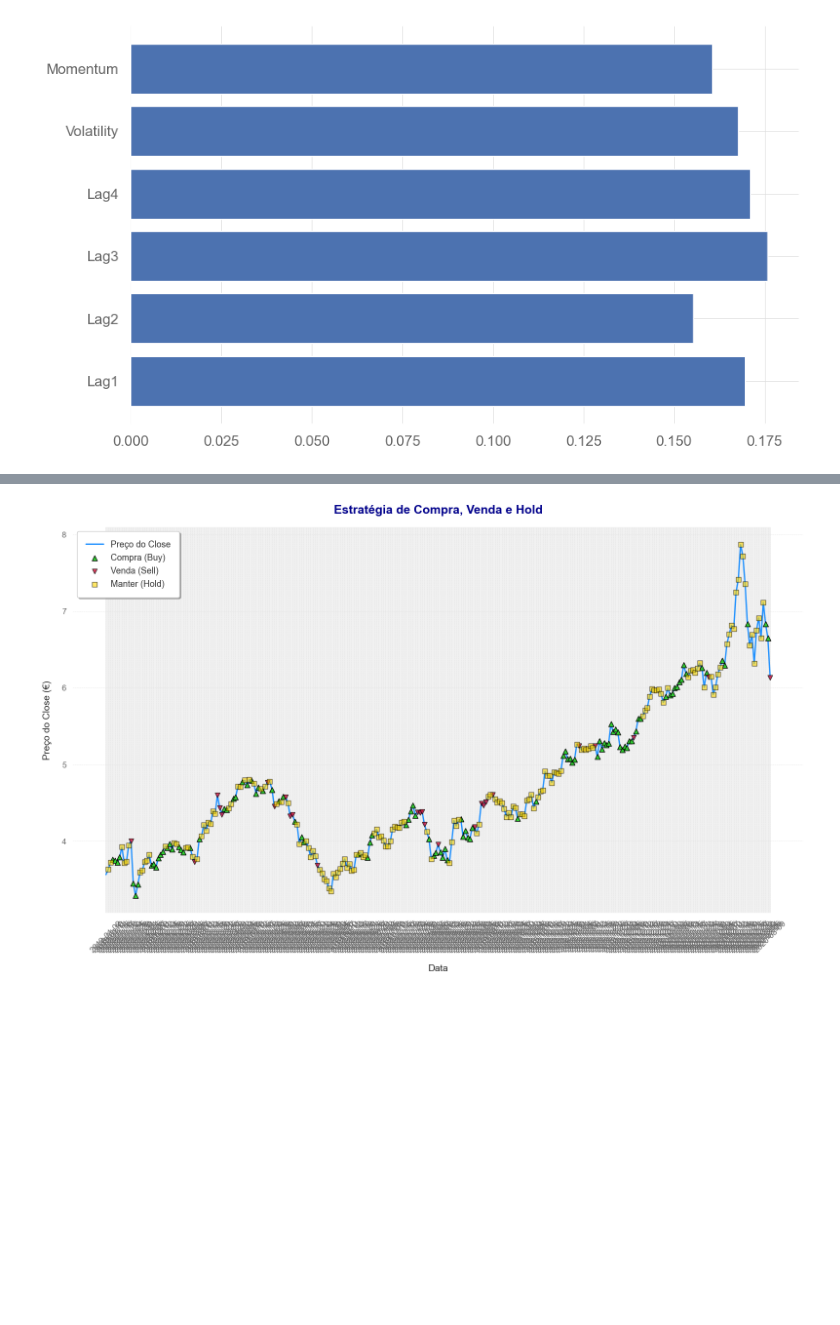
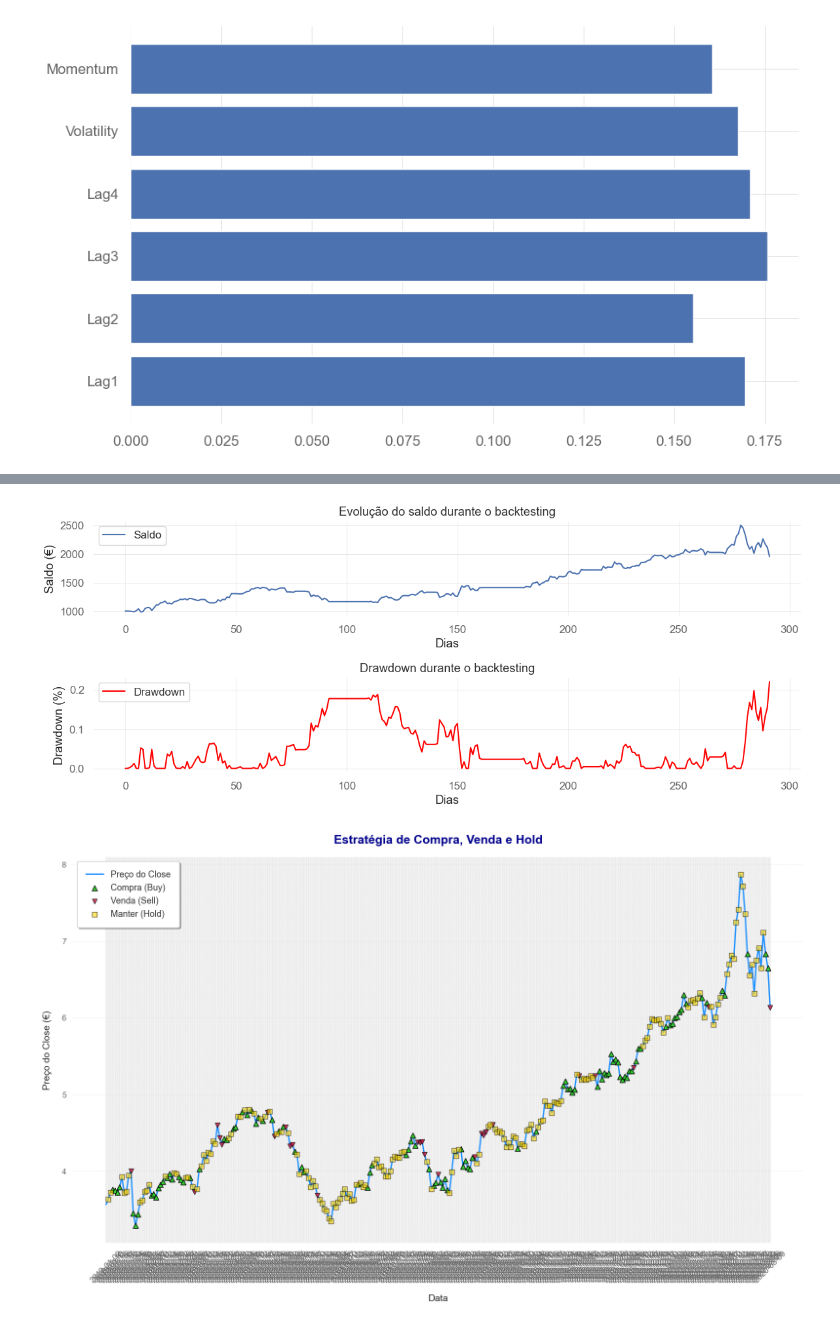
Before and after one commit to JoniFB03/OEOD, a Jupyter notebook: notebooks/Projeto_OEOD-Grupo7.ipynb, the cells around one changed output, grey strips where cells are left out. Saved outputs shown, nothing was run; the diff lists cells and outputs as text; code cells hidden in the pictures; blank space fills up the shorter version.

Commit message:
Código Finalizado

```diff
--- a/notebooks/Projeto_OEOD-Grupo7.ipynb
+++ b/notebooks/Projeto_OEOD-Grupo7.ipynb
@@ -952,44 +956,104 @@ plt.show()
 # %% [output]
 [figure]
 # %%
-# 9. Simular estratégia de investimento
-def simulate_trading(initial_money, data, predictions, test_indices):
+# Simular estratégia de investimento com backtesting
+def simulate_trading_with_backtesting(initial_money, data, predictions, test_indices, transaction_fee=0.001):
     money = initial_money
     shares = 0
+    balances = []  # Para armazenar o saldo diário
+    drawdowns = []  # Para calcular drawdown
+    peak_balance = initial_money  # Maior saldo observado
 
     for i in range(1, len(test_indices)):
         idx = test_indices[i]  # Usamos os índices diretamente
+        current_price = data.iloc[idx]['Close']
 
-        # Sinal de compra: comprar o máximo de ações possível
+        # Sinal de compra
         if predictions[i] == 1 and money > 0:  # 1 é para Buy
-            current_price = data.iloc[idx]['Close']
             if money >= current_price:
                 num_shares_to_buy = money // current_price  # Número de ações que podem ser compradas
                 shares += num_shares_to_buy
-                money -= num_shares_to_buy * current_price  # Atualizar o dinheiro restante
-                print(f'Comprado {num_shares_to_buy} ações a €{current_price:.20f} cada em {data.index[idx]}')
+                money -= num_shares_to_buy * current_price * (1 + transaction_fee)
+                print(f'Comprado {num_shares_to_buy} ações a €{current_price:.5f} cada em {data.index[idx]}')
             else:
                 print(f'Dinheiro insuficiente para comprar ações em {data.index[idx]} | Saldo: €{money:.5f}')
 
-        # Sinal de venda: vender todas as ações
+        # Sinal de venda
         elif predictions[i] == 2 and shares > 0:  # 2 é para Sell
-            current_price = data.iloc[idx]['Close']
-            money += shares * current_price  # Converter todas as ações em dinheiro
-            print(f'Vendido {shares} ações a €{current_price:.20f} cada em {data.index[idx]}')
+            money += shares * current_price * (1 - transaction_fee)
+            print(f'Vendido {shares} ações a €{current_price:.5f} cada em {data.index[idx]}')
             shares = 0
 
-        # Sinal de hold: nenhuma ação é tomada
+        # Sinal de hold
         elif predictions[i] == 0:  # 0 é para Hold
             print(f'Hold em {data.index[idx]}')
 
-    # Valor final: Dinheiro restante + valor das ações não vendidas (se existirem)
+        # Atualizar saldo e métricas
+        current_balance = money + (shares * current_price * (1 - transaction_fee))
+        balances.append(current_balance)
+        peak_balance = max(peak_balance, current_balance)
+        drawdown = (peak_balance - current_balance) / peak_balance if peak_balance > 0 else 0
+        drawdowns.append(drawdown)
+
+    # Valor final
     final_money = money + (shares * data.iloc[test_indices[-1]]['Close'])
-    return final_money
+    total_profit = final_money - initial_money
+    rate_of_return = (total_profit / initial_money) * 100
+    max_drawdown = max(drawdowns) * -100 if drawdowns else 0
 
-final_money = simulate_trading(initial_money, data_ML_Cla, y_pred, range(len(X_test)))  # Usando range para obter índices inteiros
-print(f'\nValor inicial: €{int(initial_money)}')
-print(f'Valor final: €{int(final_money)}')
-print(f'Lucro: €{int(final_money - initial_money)}')
+    # ROI (Return on Investment)
+    ROI = ((final_money - initial_money) / initial_money)*100
+
+    # CAGR (Compound Annual Growth Rate)
+    n_years = len(test_indices) / 252  # Supondo 252 dias úteis por ano
+    CAGR = ((final_money / initial_money) ** (1 / n_years)) - 1
+
+    # Value at Risk (VaR) usando o percentil de 5% das perdas diárias
+    daily_returns = np.diff(balances) / np.array(balances[:-1])
+    VaR = -np.percentile(daily_returns, 5) * 100 if len(daily_returns) > 0 else 0
+
+    # Resultados do backtesting
+    print(f'\nValor inicial: €{int(initial_money)}')
+    print(f'Valor final: €{int(final_money)}')
+    print(f'Lucro: €{int(final_money - initial_money)}')
+    print(f'Taxa de Retorno: {rate_of_return:.2f}%')
+    print(f'Drawdown Máximo: {max_drawdown:.2f}%')
+    print(f'ROI: {ROI:.2f}%')
+    print(f'CAGR: {CAGR:.2f}%')
+    print(f'Value at Risk (VaR 5%): {VaR:.2f}%')
+
+    # Visualização
+    plt.figure(figsize=(12, 5))
+
+    # Gráfico de saldo
+    plt.subplot(2, 1, 1)
+    plt.plot(balances, label="Saldo")
+    plt.title('Evolução do saldo durante o backtesting')
+    plt.xlabel('Dias')
+    plt.ylabel('Saldo (€)')
+    plt.legend()
+
+    # Gráfico de drawdown
+    plt.subplot(2, 1, 2)
+    plt.plot(drawdowns, label="Drawdown", color='red')
+    plt.title('Drawdown durante o backtesting')
+    plt.xlabel('Dias')
+    plt.ylabel('Drawdown (%)')
+    plt.legend()
+
+    plt.tight_layout()
+    plt.show()
+
+    return final_money, total_profit, rate_of_return, max_drawdown, ROI, CAGR, VaR
+
+# Executar o backtesting
+final_money, total_profit, rate_of_return, max_drawdown, ROI, CAGR, VaR = simulate_trading_with_backtesting(
+    initial_money,
+    data_ML_Cla,
+    y_pred,
+    range(len(X_test)),
+    transaction_fee=0.001
+)
 # %% [output]
 Hold em 2019-01-10
 Hold em 2019-01-11
@@ -1011,3 +1075,4 @@ Lucro: €10095
+[figure, added]
 # %%
 def plot_trading_strategy(data, predictions, test_indices):
     # Criar listas para guardar os índices de compra, venda e hold
```
Also changed, not shown: parts of 17 cells of this notebook.
